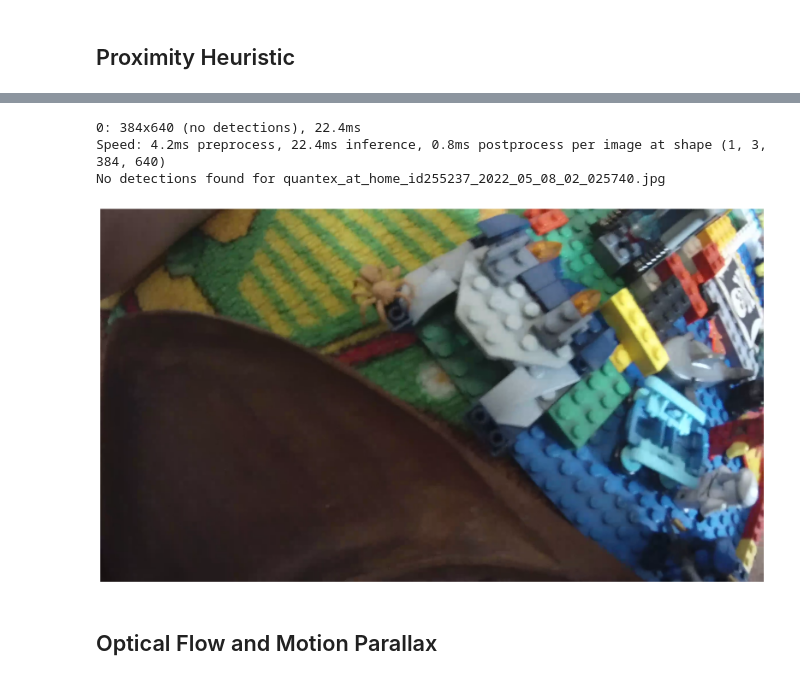
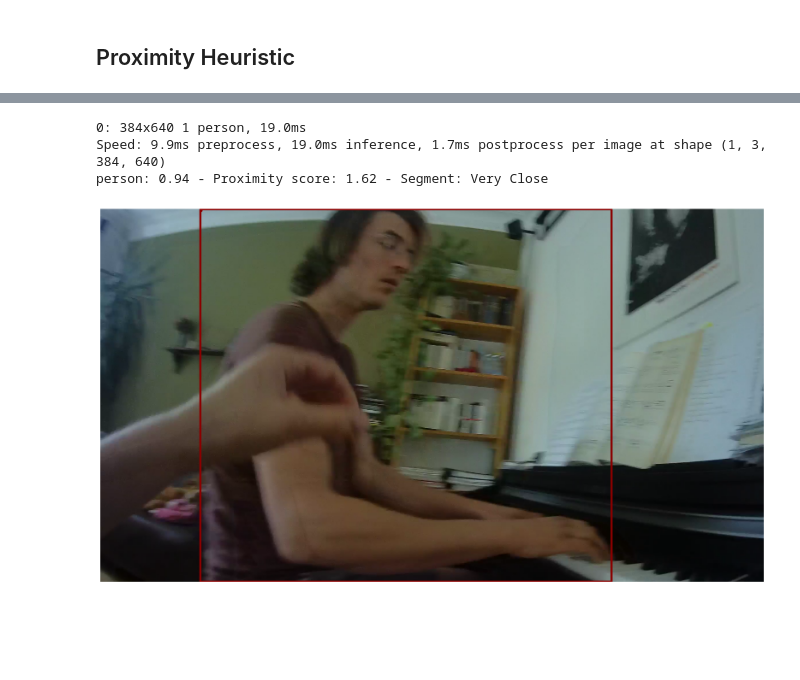
Before and after one commit to neleSuffo/naturalistic-social-analysis, a Jupyter notebook: notebooks/yolo_detections_analysis.ipynb, the cells around one changed output, grey strips where cells are left out. Drawn from its saved outputs; the diff is of its cells as text; code cells hidden in the pictures; blank space fills up the shorter version.

```diff
--- a/notebooks/yolo_detections_analysis.ipynb
+++ b/notebooks/yolo_detections_analysis.ipynb
@@ -92,7 +163,7 @@ person: 0.28
 ## Count frequency of person detections
 # %%
 # load json
-json_path = '../outputs/yolo_detections_train_videos_035.json'
+json_path = '../outputs/yolo_detections_all_videos.json'
 with open(json_path, 'r') as f:
     yolo_detections_train = json.load(f)
 
@@ -210,7 +293,7 @@ for key in detection_counts_train:
 for key in keys_to_delete:
     del detection_counts_train[key]
 
-with open('detection_labels_comparison_035.pkl', 'wb') as f:
+with open('detection_labels_comparison_07.pkl', 'wb') as f:
     pickle.dump(detection_counts_train, f)
 # Print the updated dictionary
 print(len(detection_counts_train))
@@ -268,23 +346,30 @@ Frame Number: 3720
 # %%
 model = YOLO('../../../models/yolov8_trained.pt')
 
-def calculate_proximity_score(width, height, img_width, img_height):
+def get_frame(
+    video_path = str,
+    frame_number = int):
+    cap = cv2.VideoCapture(video_path)
+    cap.set(cv2.CAP_PROP_POS_FRAMES, frame_number)
+    ret, frame = cap.read()
+    cap.release()
+    if not ret:
+        raise ValueError(f"Frame number {frame_number} could not be retrieved.")
+    return frame
+
+def calculate_proximity_score(width, height):
     """
     Calculate proximity score for a single detected person based on bounding box size.
 
     Args:
-    - detection (dict): A dictionary with keys 'x', 'y', 'width', 'height' representing the bounding box.
-    - img_width (int): Width of the image.
-    - img_height (int): Height of the image.
+    - width (float): Normalized width of the bounding box.
+    - height (float): Normalized height of the bounding box.
 
     Returns:
     - proximity_score (float): Proximity score for the detection.
     """
-    # Calculate the area of the bounding box
-    bbox_area = width * height
-
-    # Normalize the area by the image size to make it relative
-    normalized_area = bbox_area / (img_width * img_height)
+    # Calculate the area of the bounding box relative to the image size
+    normalized_area = width * height
 
     # Calculate the proximity score (higher area means closer, so we use inverse)
     proximity_score = 1 / (normalized_area + 1e-6)  # Adding a small epsilon to avoid division by zero
@@ -301,17 +386,16 @@ def get_proximity_segment(proximity_score):
     Returns:
     - segment (str): The segment the proximity score falls into.
     """
-    if proximity_score > 100:
+    if proximity_score < 5:
         return "Very Close"
-    elif proximity_score > 50:
+    elif proximity_score < 10:
         return "Close"
-    elif proximity_score > 20:
+    elif proximity_score < 20:
         return "Medium Distance"
-    elif proximity_score > 10:
+    elif proximity_score < 50:
         return "Far"
     else:
         return "Very Far"
-
 
 def display_yolo_detections_with_proximity(frame_id = str):
     base_filename = frame_id.rsplit('_', 1)[0]
@@ -355,9 +439,9 @@ def display_yolo_detections_with_proximity(frame_id = str):
         cv2.rectangle(frame, (x1, y1), (x2, y2), (0, 0, 139), 5)
 
         label = f"person: {confidence:.2f}"
-        proximity_score = calculate_proximity_score(width, height, frame_width, frame_height)
+        proximity_score = calculate_proximity_score(width, height)
         proximity_segment = get_proximity_segment(proximity_score)
-        print(f"{label} - Proximity score: {proximity_score}, Segment: {proximity_segment}")
+        print(f"{label} - Proximity score: {proximity_score:.2f} - Segment: {proximity_segment}")
         cv2.putText(frame, f"{label} - {proximity_score}", (x1, y1), cv2.FONT_HERSHEY_SIMPLEX, 0.9, (0, 0, 139), 5)
 
     # Convert frame back to RGB for display
@@ -385,9 +453,7 @@ images[1200]
 # %%
-display_yolo_detections_with_proximity('quantex_at_home_id255237_2022_05_08_02_025740')
+display_yolo_detections_with_proximity('quantex_at_home_id255237_2022_05_08_02_028320')
 # %% [output]
-0: 384x640 (no detections), 22.4ms
-Speed: 4.2ms preprocess, 22.4ms inference, 0.8ms postprocess per image at shape (1, 3, 384, 640)
-No detections found for quantex_at_home_id255237_2022_05_08_02_025740.jpg
+0: 384x640 1 person, 19.0ms
+Speed: 9.9ms preprocess, 19.0ms inference, 1.7ms postprocess per image at shape (1, 3, 384, 640)
+person: 0.94 - Proximity score: 1.62 - Segment: Very Close
-[figure, old version]
+[figure, new version]
-# %% [markdown]
-## Optical Flow and Motion Parallax
```
Also changed, not shown: parts of 13 cells of this notebook, 3 other files.
